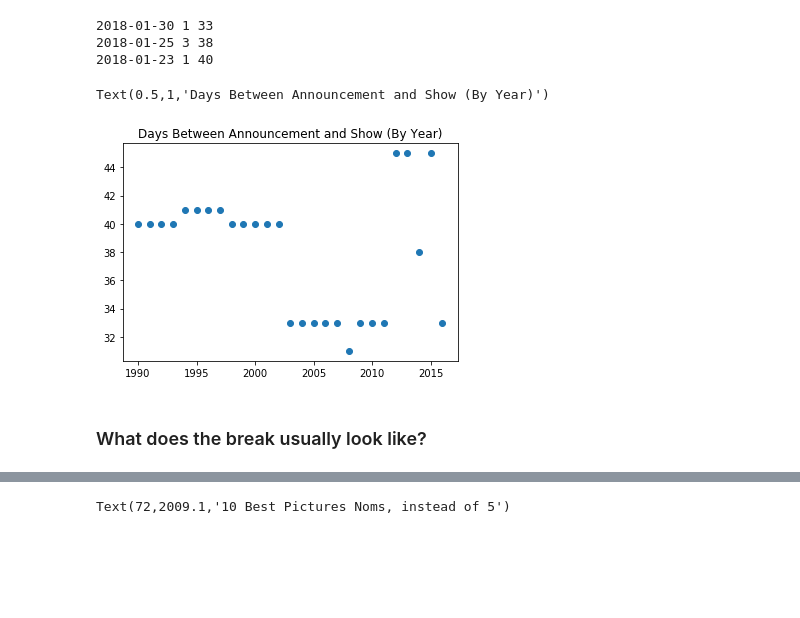
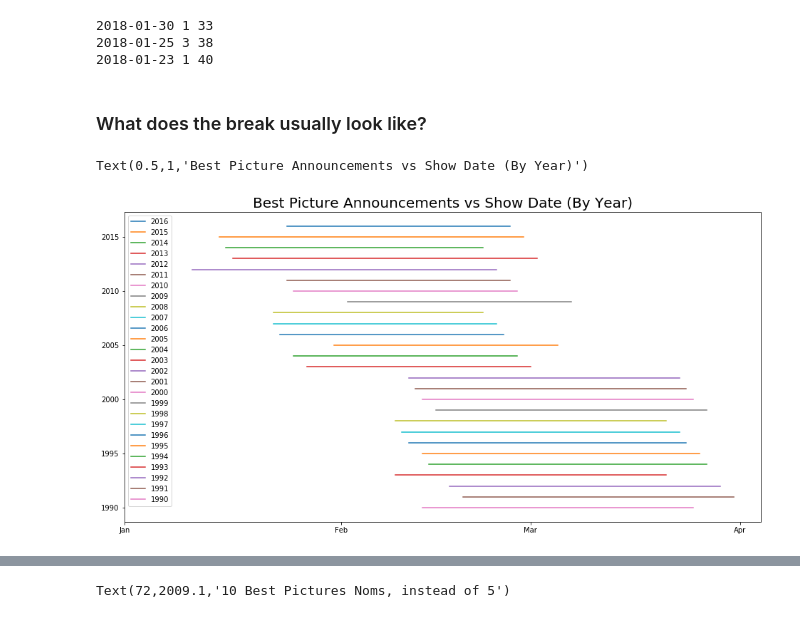
Before and after one commit to NapsterInBlue/Academy-Awards, a Jupyter notebook: Academy EDA.ipynb, the cells around one changed output, grey strips where cells are left out. Saved outputs shown, nothing was run; the diff lists cells and outputs as text; code cells hidden in the pictures; blank space fills up the shorter version.

```diff
--- a/Academy EDA.ipynb
+++ b/Academy EDA.ipynb
@@ -92,12 +95,24 @@ for i in range(int(dmin), int(dmax)+1):
 2018-01-30 1 33
 2018-01-25 3 38
 2018-01-23 1 40
-# %%
-fig, ax = plt.subplots()
-ax.plot(df['year'], df['diff_days'], 'o')
-ax.set_title('Days Between Announcement and Show (By Year)')
-# %% [output]
-Text(0.5,1,'Days Between Announcement and Show (By Year)')
-[figure, removed]
 # %% [markdown]
 ### What does the break usually look like?
+# %%
+brg = plt.get_cmap('brg')
+ran = np.linspace(0, 1, 27)
+
+announcements = df['announcement'].dt.dayofyear.values
+shows = df['show'].dt.dayofyear.values
+
+fig, ax = plt.subplots(figsize=(16,8))
+for idx, year in enumerate(range(2016, 1989, -1)):
+    ax.plot((announcements[idx], shows[idx]), (year, year), label=year)
+
+ax.set_xlim(0)
+plt.legend()
+ax.set_xticks([0, 32, 60, 91])
+ax.set_xticklabels(['Jan', 'Feb', 'Mar', 'Apr'])
+ax.set_title('Best Picture Announcements vs Show Date (By Year)', size=20)
+# %% [output]
+Text(0.5,1,'Best Picture Announcements vs Show Date (By Year)')
+[figure, added]
```
Also changed, not shown: parts of 13 cells of this notebook, 12 other files.
